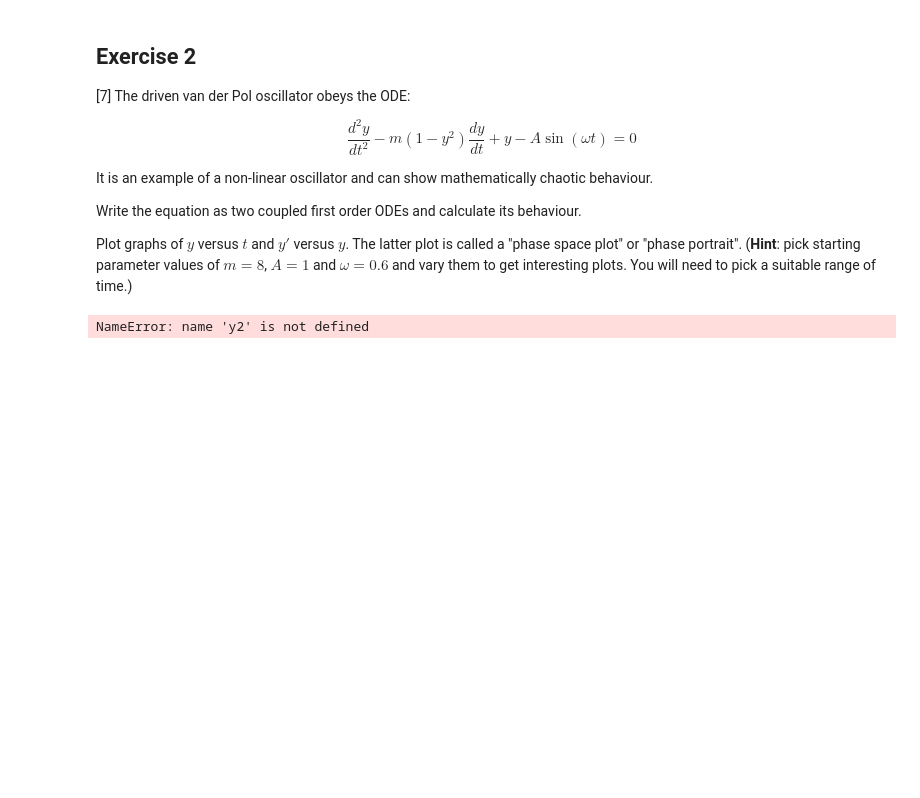
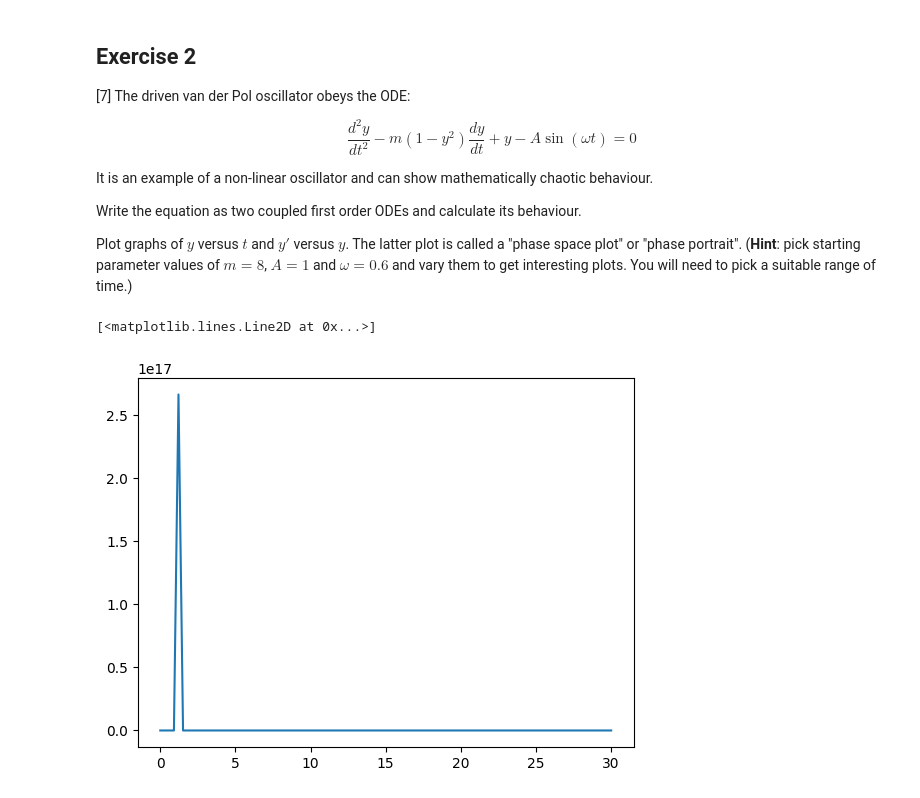
Before and after one commit to PX2145-2025/week-8-b-Anest-Cunliffe, a Jupyter notebook: ODEs.ipynb, the cells around one changed output. Saved outputs shown, nothing was run; the diff lists cells and outputs as text; code cells hidden in the pictures; blank space fills up the shorter version.

```diff
--- a/ODEs.ipynb
+++ b/ODEs.ipynb
@@ -321,20 +350,25 @@ Write the equation as two coupled first order ODEs and calculate its behaviour.
 
 Plot graphs of $y$ versus $t$ and $y'$ versus $y$. The latter plot is called a "phase space plot" or "phase portrait".
 (**Hint**: pick starting parameter values of $m = 8$, $A = 1$ and $\omega = 0.6$ and vary them to get interesting plots. You will need to pick a suitable range of time.)
-# %%
-#2
-t2max=50
-t2= np.linspace(0.0, t2max, 100)
-def exercise_2(y2,t2,m,A,w): #defining fucntion with damping
-  dydt2= y2[1]-(A*sin*(wt)) #defining dydt
-  dy3dt= -m*(1-y2[0]**2)
-  return[dydt2, dy3dt] #returning function
-
-y_initial3= [1,0] #initial y vaules
-m=8
-A=1
-w=0.6
-y_odeint3 = odeint(y2, t2, m, A, w)
-plt.plot(y_odeint3)
-# %% [output]
-NameError: name 'y2' is not defined
+# %%
+#exercise 2
+t4max= 30
+t4= np.linspace(0.0, t3max, 100)
+def pol(y3, t4, A, m, w):
+  y_1, y_2 = y3
+  d2ydt2= y_2
+  dydt4= -(m)*(1-y_1**2)*y_2+y_1-A*np.sin(w*t4)
+  return [d2ydt2, dydt4]
+
+m=8
+A=1
+w=0.6
+y_initial6= [1,0]
+y_ode4 = odeint(pol, y_initial6, t4, args=(A, m, w))
+y_1= y_ode4[:,0]
+y_2=y_ode4[:,1]
+dydt4= -(m)*(1-y_1**2)*y_2+y_1-A*np.sin(w*t4)
+plt.plot(t4,dydt4)
+# %% [output]
+[<matplotlib.lines.Line2D at 0x...>]
+[figure, added]
```
Also changed, not shown: parts of 2 cells of this notebook.
